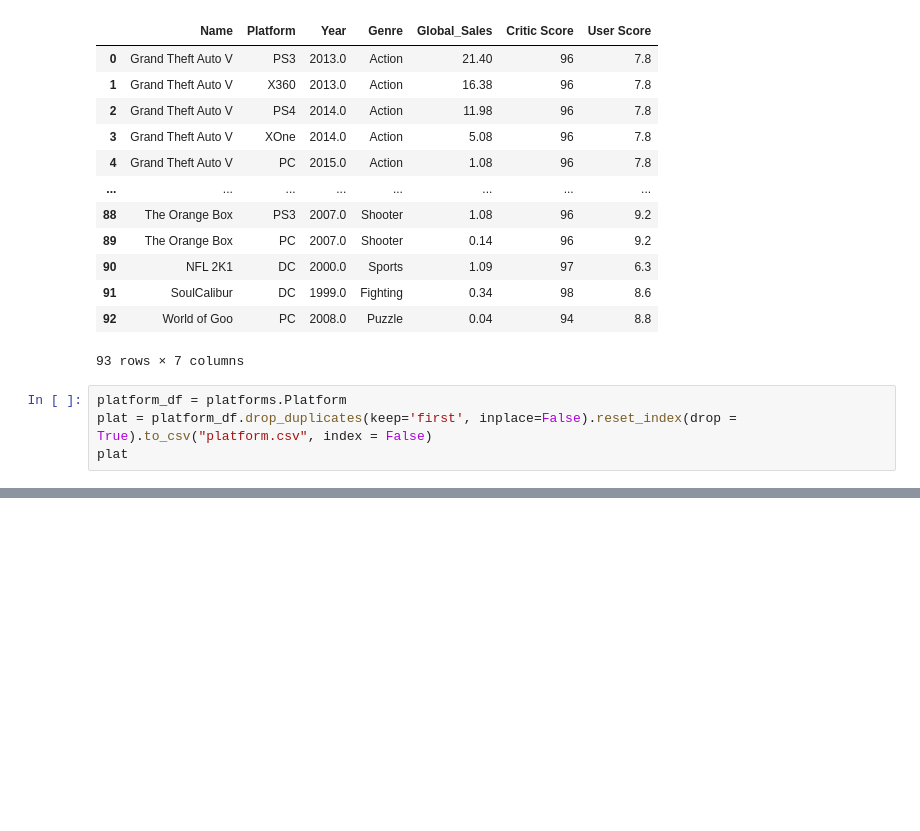
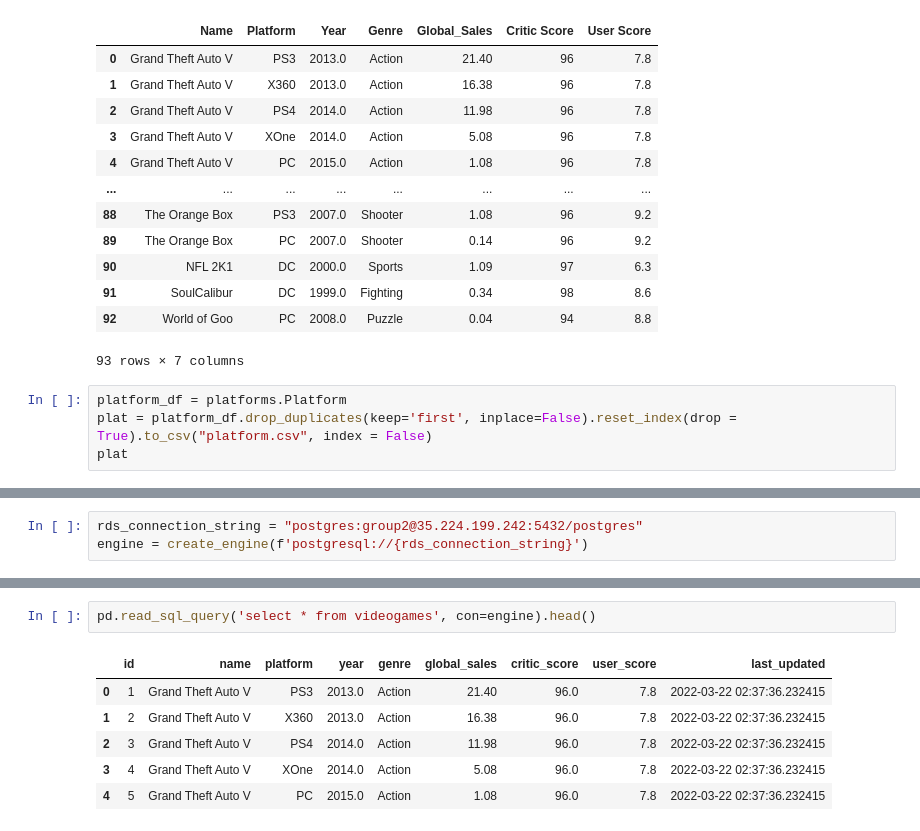
Before and after one commit to ebimoosa/smu_project_2_group_2, a Jupyter notebook: Best games sales.ipynb, the cells around one changed output, grey strips where cells are left out. Drawn from its saved outputs; the diff is of its cells as text; blank space fills up the shorter version.

Commit message:
loaded tables into postgres using pandas

```diff
--- a/Best games sales.ipynb
+++ b/Best games sales.ipynb
@@ -111,0 +129,3 @@ ModuleNotFoundError: No module named 'psycopg2'
+# %%
+rds_connection_string = "postgres:group2@35.224.199.242:5432/postgres"
+engine = create_engine(f'postgresql://{rds_connection_string}')
@@ -111,0 +154,9 @@ ModuleNotFoundError: No module named 'psycopg2'
+# %%
+pd.read_sql_query('select * from videogames', con=engine).head()
+# %% [output]
+|  | id | name | platform | year | genre | global_sales | critic_score | user_score | last_updated |
+| 0 | 1 | Grand Theft Auto V | PS3 | 2013.0 | Action | 21.40 | 96.0 | 7.8 | 2022-03-22 02:37:36.232415 |
+| 1 | 2 | Grand Theft Auto V | X360 | 2013.0 | Action | 16.38 | 96.0 | 7.8 | 2022-03-22 02:37:36.232415 |
+| 2 | 3 | Grand Theft Auto V | PS4 | 2014.0 | Action | 11.98 | 96.0 | 7.8 | 2022-03-22 02:37:36.232415 |
+| 3 | 4 | Grand Theft Auto V | XOne | 2014.0 | Action | 5.08 | 96.0 | 7.8 | 2022-03-22 02:37:36.232415 |
+| 4 | 5 | Grand Theft Auto V | PC | 2015.0 | Action | 1.08 | 96.0 | 7.8 | 2022-03-22 02:37:36.232415 |
```
Also changed, not shown: parts of 10 cells of this notebook, 3 other files.
